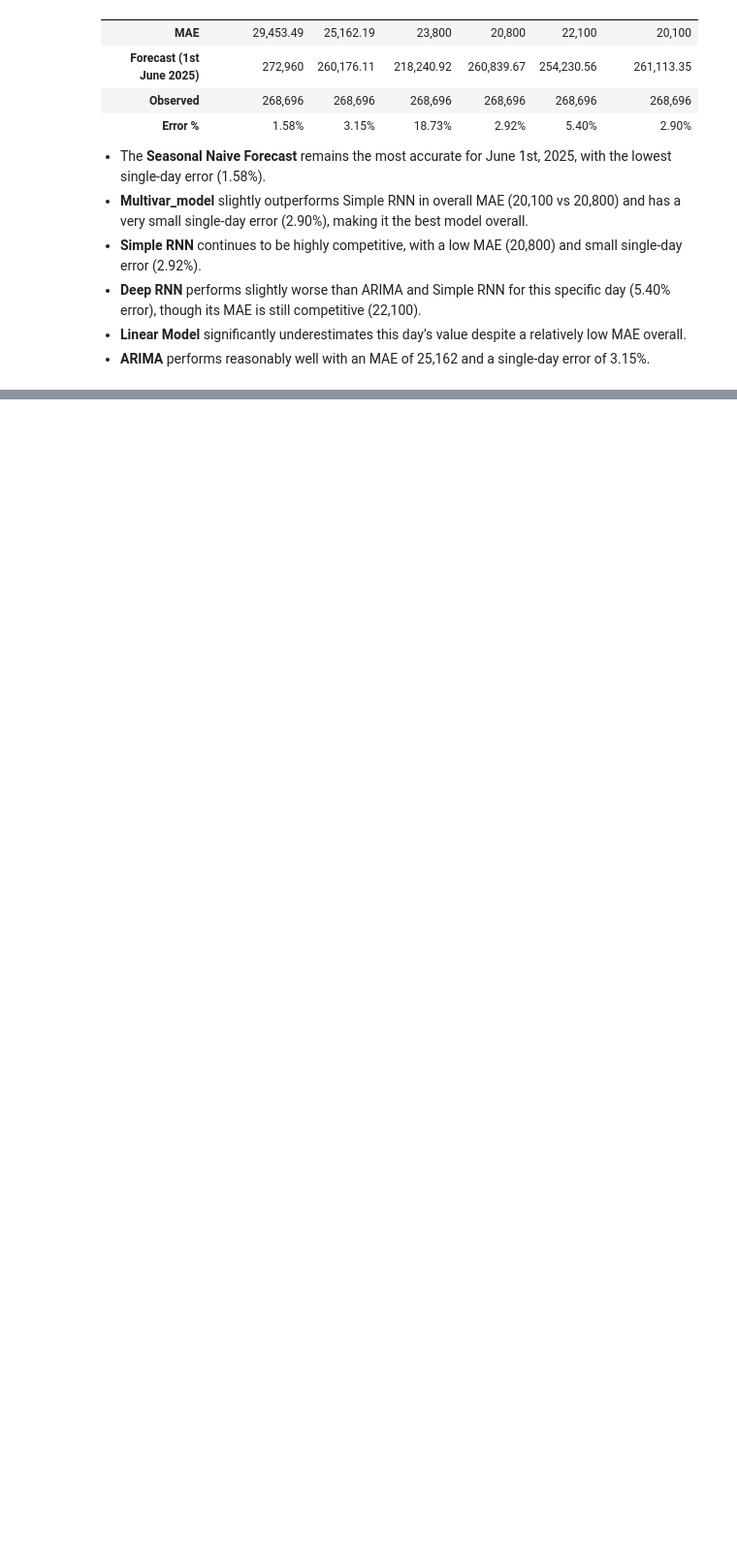
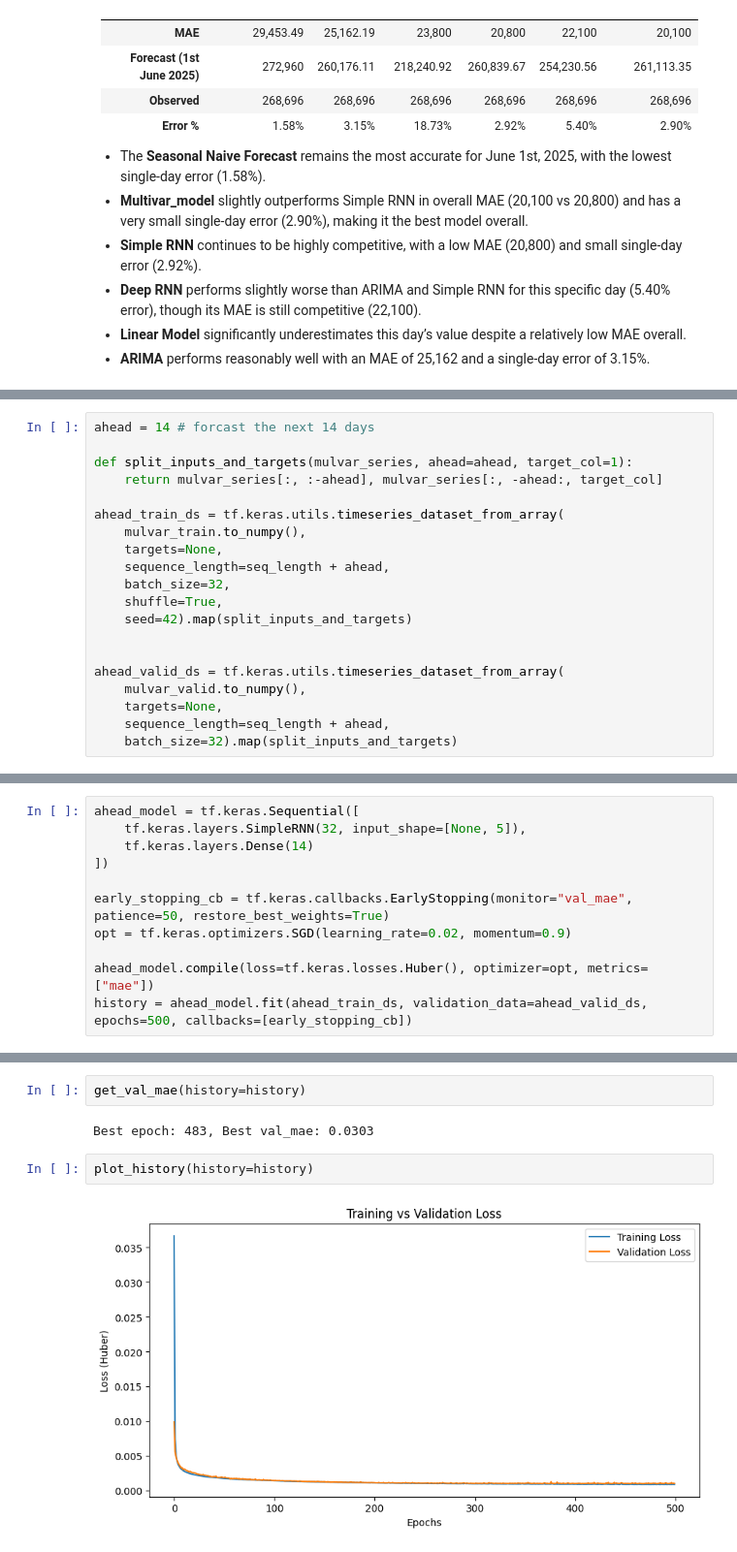
Before and after one commit to lekanOyeleye/Timeseries-Forecasting, a Jupyter notebook: Timeseries Analysis.ipynb, the cells around one changed output, grey strips where cells are left out. Shown at 97% size. Cells and saved outputs as stored; diff of their text form; blank space fills up the shorter version.

```diff
--- a/Timeseries Analysis.ipynb
+++ b/Timeseries Analysis.ipynb
@@ -978,0 +1014,20 @@ Next day original: 268696
+# %%
+ahead = 14 # forcast the next 14 days
+
+def split_inputs_and_targets(mulvar_series, ahead=ahead, target_col=1):
+    return mulvar_series[:, :-ahead], mulvar_series[:, -ahead:, target_col]
+
+ahead_train_ds = tf.keras.utils.timeseries_dataset_from_array(
+    mulvar_train.to_numpy(),
+    targets=None,
+    sequence_length=seq_length + ahead,
+    batch_size=32,
+    shuffle=True,
+    seed=42).map(split_inputs_and_targets)
+
+
+ahead_valid_ds = tf.keras.utils.timeseries_dataset_from_array(
+    mulvar_valid.to_numpy(),
+    targets=None,
+    sequence_length=seq_length + ahead,
+    batch_size=32).map(split_inputs_and_targets)
@@ -978,0 +1036,11 @@ Next day original: 268696
+# %%
+ahead_model = tf.keras.Sequential([
+    tf.keras.layers.SimpleRNN(32, input_shape=[None, 5]),
+    tf.keras.layers.Dense(14)
+])
+
+early_stopping_cb = tf.keras.callbacks.EarlyStopping(monitor="val_mae", patience=50, restore_best_weights=True)
+opt = tf.keras.optimizers.SGD(learning_rate=0.02, momentum=0.9)
+
+ahead_model.compile(loss=tf.keras.losses.Huber(), optimizer=opt, metrics=["mae"])
+history = ahead_model.fit(ahead_train_ds, validation_data=ahead_valid_ds, epochs=500, callbacks=[early_stopping_cb])
@@ -978,0 +1065,8 @@ Next day original: 268696
+# %%
+get_val_mae(history=history)
+# %% [output]
+Best epoch: 483, Best val_mae: 0.0303
+# %%
+plot_history(history=history)
+# %% [output]
+[figure, added]
```
Also changed, not shown: parts of 38 cells of this notebook.
